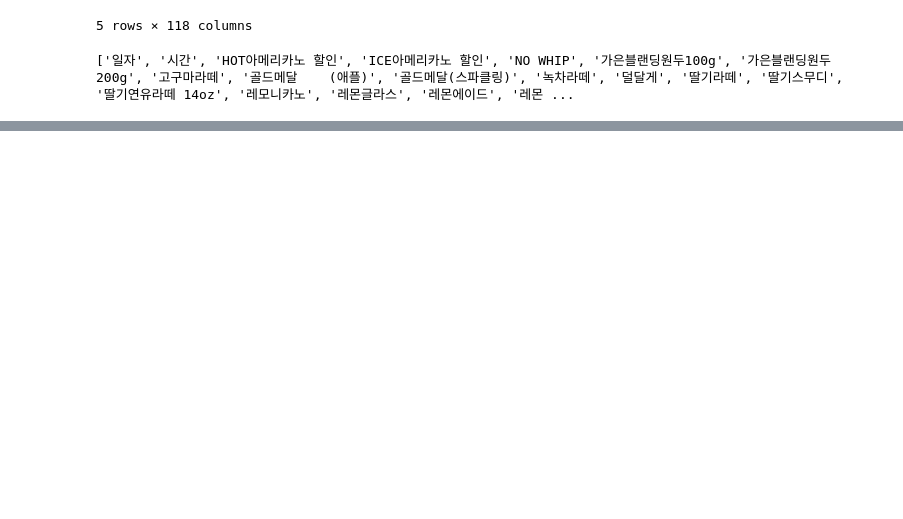
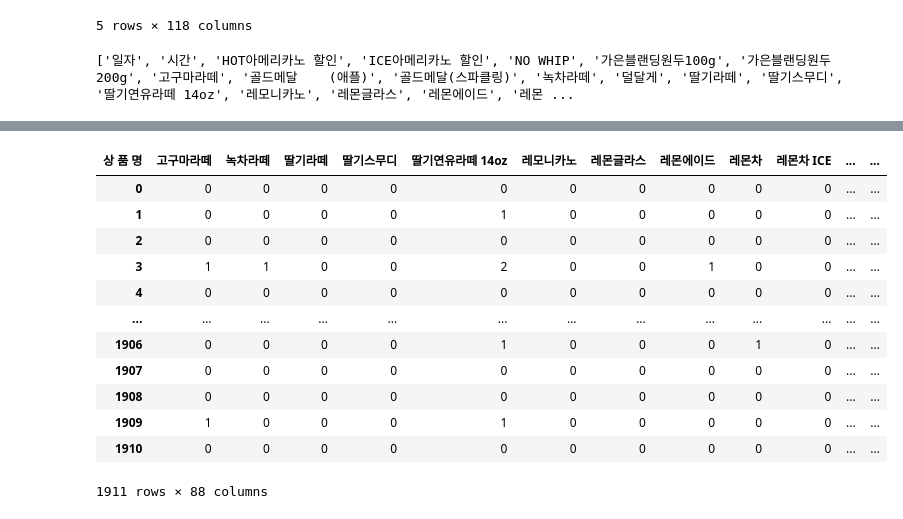
Before and after one commit to sohds/P4DS_gaeun_allocation, a Jupyter notebook: dataprep/merge_menu_sum.ipynb, the cells around one changed output, grey strips where cells are left out. Drawn from its saved outputs; the diff is of its cells as text; code cells hidden in the pictures; blank space fills up the shorter version.

```diff
--- a/dataprep/merge_menu_sum.ipynb
+++ b/dataprep/merge_menu_sum.ipynb
@@ -71,0 +74,3 @@ sales_cleaned_pattern.to_excel("check.xlsx", index=False)
+# %%
+sales_cleaned_pattern['아메리카노_sum'] = sales_cleaned_pattern['아메리카노'] + sales_cleaned_pattern['HOT아메리카노 할인'] + sales_cleaned_pattern['행사) 아메리카노']
+sales_cleaned_pattern.head(87)   # 데이터 확인
@@ -71,0 +91,4 @@ sales_cleaned_pattern.to_excel("check.xlsx", index=False)
+# %%
+# 기존 6개(3개+3개)의 column 삭제
+sales_cleaned_pattern = sales_cleaned_pattern.drop(['아이스아메리카노', 'ICE아메리카노 할인', '행사) 아이스아메리카노', '아메리카노', 'HOT아메리카노 할인', '행사) 아메리카노'], axis=1)
+sales_cleaned_pattern
@@ -71,0 +109,4 @@ sales_cleaned_pattern.to_excel("check.xlsx", index=False)
+# %%
+# column 이름 변경
+sales_cleaned_pattern.rename(columns={'아이스아메리카노_sum': '아이스아메리카노'}, inplace=True)
+sales_cleaned_pattern.rename(columns={'아메리카노_sum': '아메리카노'}, inplace=True)
@@ -71,0 +141,26 @@ sales_cleaned_pattern.to_excel("check.xlsx", index=False)
+# %%
+# 삭제할 칼럼 지정
+columns_to_drop = ['일자', '시간', 'NO WHIP', '가은블랜딩원두100g', '가은블랜딩원두200g',
+                   '덜달게', '많이(얼음/물/우유)', '골드메달    (애플)', '골드메달(스파클링)',
+                   '분다버그      (라임, 자몽)', '사이즈업 중간잔 (AME)', '사이즈업 큰잔',
+                   '상품권', '시럽추가', '얼음컵', '적게(얼음/물/우유)', '직무박람회할인',
+                   '캐리어', '컵', '쿠키', '쿠폰', '쿠폰(상품권)', '텀블러, 머그할인',
+                   '할인', '휘핑크림추가', '합계']
+
+sales_cleaned_pattern.drop(columns=columns_to_drop, inplace=True)
+# %%
+sales_cleaned_pattern
+# %% [output]
+| 상 품 명 | 고구마라떼 | 녹차라떼 | 딸기라떼 | 딸기스무디 | 딸기연유라떼 14oz | 레모니카노 | 레몬글라스 | 레몬에이드 | 레몬차 | 레몬차 ICE | ... | ... |
+| 0 | 0 | 0 | 0 | 0 | 0 | 0 | 0 | 0 | 0 | 0 | ... | ... |
+| 1 | 0 | 0 | 0 | 0 | 1 | 0 | 0 | 0 | 0 | 0 | ... | ... |
+| 2 | 0 | 0 | 0 | 0 | 0 | 0 | 0 | 0 | 0 | 0 | ... | ... |
+| 3 | 1 | 1 | 0 | 0 | 2 | 0 | 0 | 1 | 0 | 0 | ... | ... |
+| 4 | 0 | 0 | 0 | 0 | 0 | 0 | 0 | 0 | 0 | 0 | ... | ... |
+| ... | ... | ... | ... | ... | ... | ... | ... | ... | ... | ... | ... | ... |
+| 1906 | 0 | 0 | 0 | 0 | 1 | 0 | 0 | 0 | 1 | 0 | ... | ... |
+| 1907 | 0 | 0 | 0 | 0 | 0 | 0 | 0 | 0 | 0 | 0 | ... | ... |
+| 1908 | 0 | 0 | 0 | 0 | 0 | 0 | 0 | 0 | 0 | 0 | ... | ... |
+| 1909 | 1 | 0 | 0 | 0 | 1 | 0 | 0 | 0 | 0 | 0 | ... | ... |
+| 1910 | 0 | 0 | 0 | 0 | 0 | 0 | 0 | 0 | 0 | 0 | ... | ... |
+1911 rows × 88 columns
```
Also changed, not shown: parts of 7 cells of this notebook, 1 other file.
